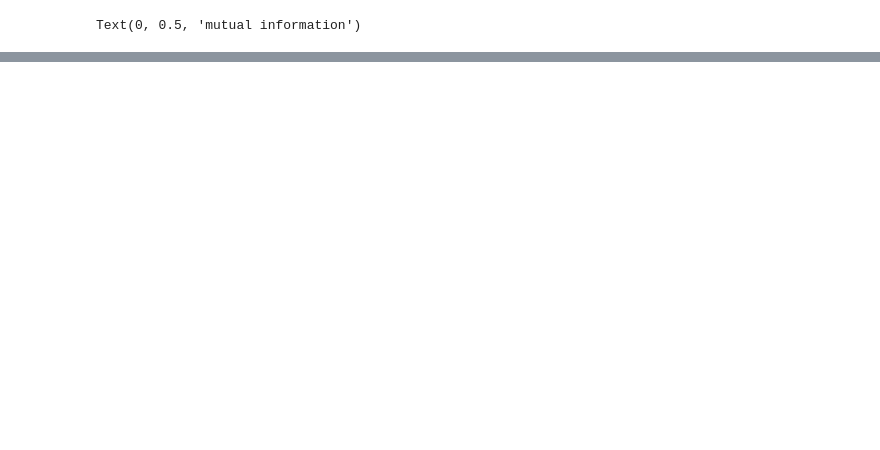
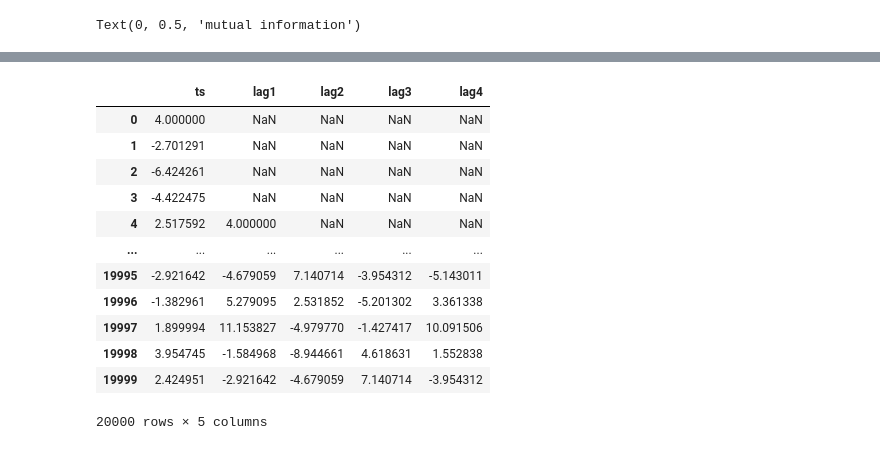
Before and after one commit to fccoelho/sistemas_dinamicos_aplicados, a Jupyter notebook: Sage/Nonlinear Timeseries Analysis.ipynb, the cells around one changed output, grey strips where cells are left out. Cells and saved outputs as stored; diff of their text form; code cells hidden in the pictures; blank space fills up the shorter version.

```diff
--- a/Sage/Nonlinear Timeseries Analysis.ipynb
+++ b/Sage/Nonlinear Timeseries Analysis.ipynb
@@ -95,0 +117,22 @@ pearsonr(res[:-tau,0],res[tau:,0])
+# %%
+data = pd.DataFrame(data={'ts':res[:,0]})
+tau = 4
+data['lag1'] = data.ts.shift(1*tau)
+data['lag2'] = data.ts.shift(2*tau)
+data['lag3'] = data.ts.shift(3*tau)
+data['lag4'] = data.ts.shift(4*tau)
+data
+# %% [output]
+|  | ts | lag1 | lag2 | lag3 | lag4 |
+| 0 | 4.000000 | NaN | NaN | NaN | NaN |
+| 1 | -2.701291 | NaN | NaN | NaN | NaN |
+| 2 | -6.424261 | NaN | NaN | NaN | NaN |
+| 3 | -4.422475 | NaN | NaN | NaN | NaN |
+| 4 | 2.517592 | 4.000000 | NaN | NaN | NaN |
+| ... | ... | ... | ... | ... | ... |
+| 19995 | -2.921642 | -4.679059 | 7.140714 | -3.954312 | -5.143011 |
+| 19996 | -1.382961 | 5.279095 | 2.531852 | -5.201302 | 3.361338 |
+| 19997 | 1.899994 | 11.153827 | -4.979770 | -1.427417 | 10.091506 |
+| 19998 | 3.954745 | -1.584968 | -8.944661 | 4.618631 | 1.552838 |
+| 19999 | 2.424951 | -2.921642 | -4.679059 | 7.140714 | -3.954312 |
+20000 rows × 5 columns
```
Also changed, not shown: parts of 29 cells of this notebook.
